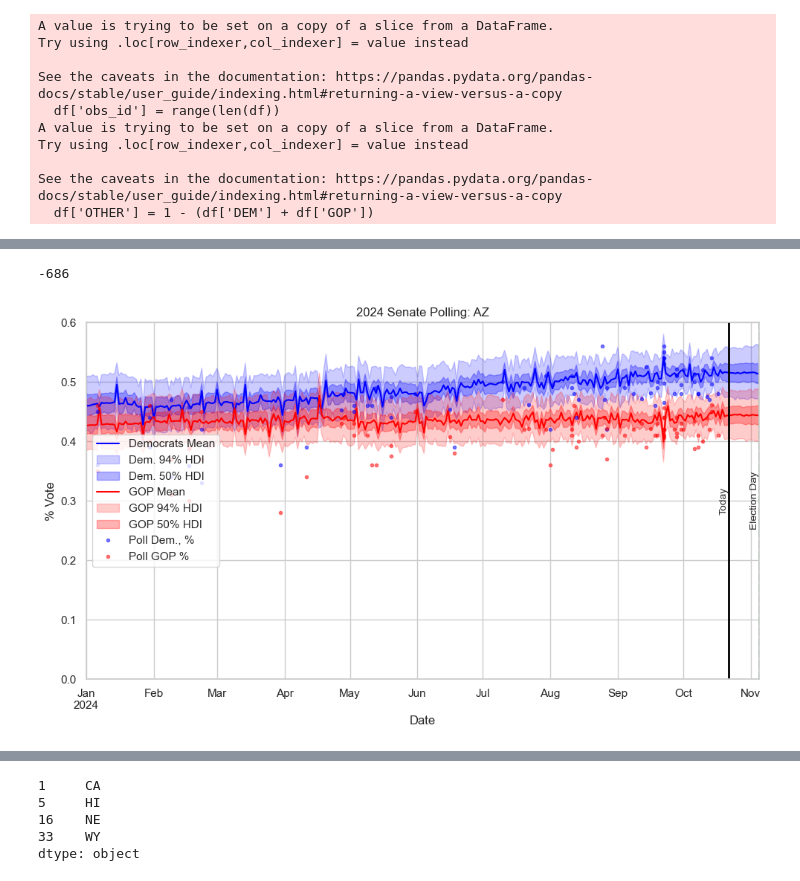
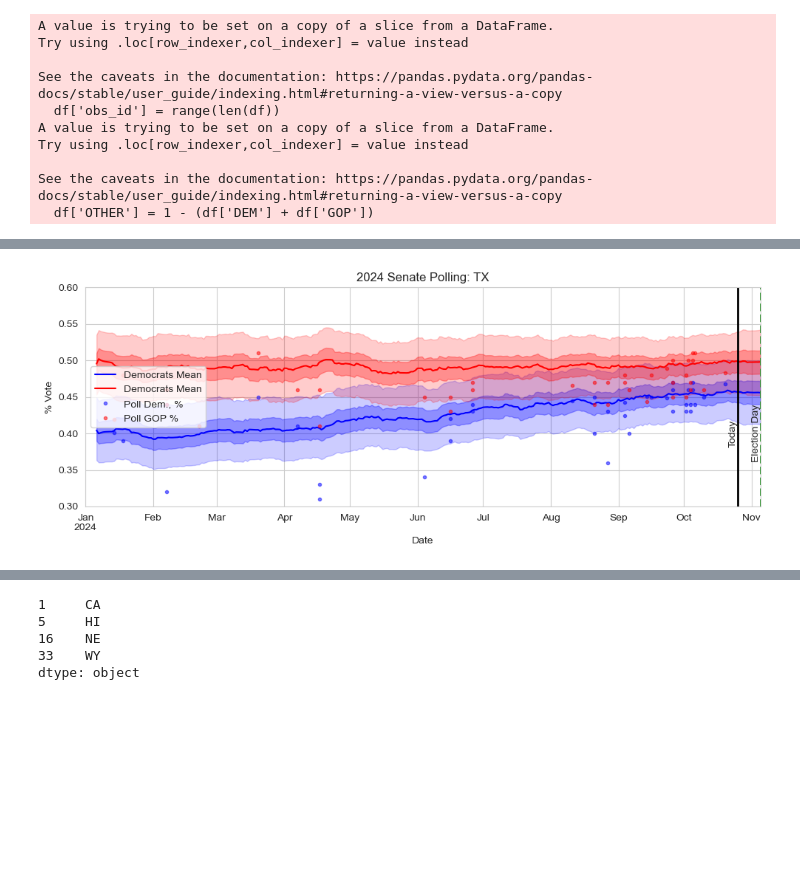
Before and after one commit to andrewpwalters/US-Presidential-Fundamentals, a Jupyter notebook: Notebooks/Polling Model - Senate 2024.ipynb, the cells around one changed output, grey strips where cells are left out. Saved outputs shown, nothing was run; the diff lists cells and outputs as text; code cells hidden in the pictures; blank space fills up the shorter version.

```diff
--- a/Notebooks/Polling Model - Senate 2024.ipynb
+++ b/Notebooks/Polling Model - Senate 2024.ipynb
@@ -900,11 +844,11 @@ for d in tqdm(day):
     day_results = {}
     for state in states:
         for party in ['dem', 'gop', 'oth']:
-            # Calculate the results and store them in the dictionary
+            polling_error = 0 if state == 'US' else 0.067 * idata.posterior[f"polling_error_state_{party}"].sel(state=f"{state}").values.ravel()
             day_results[f"{state}_{party}"] = inv_logit(
                 interim[f"fund_{party}"] +
                 idata.posterior[f"{party}_state_effect"].sel(state=f"{state}").values.ravel() +
-                idata.posterior[f"polling_error_state_{party}"].sel(state=f"{state}").values.ravel() +
+                polling_error +
                 idata.posterior[f"{party}_state_multi"].sel(state=f"{state}").values.ravel() *
                 (idata.posterior[f"{party}_day_effect"].sel(day=d).values.ravel()
                 #+ (.05 if party == 'gop' else 0) # 1% swing towards GOP
@@ -942,62 +881,50 @@ df_results[['PA_dem','PA_gop']].plot()
 # %%
 date_index = pd.DataFrame(index = range(min(df_day_mean.index),1), columns = ['date'])
 date_index['date'] = pd.date_range(start=df.date.min(), end='2024-11-05')
-df_day_mean = df_day_mean.merge(date_index, left_index=True, right_index=True)
-df_day_03 = df_day_03.merge(date_index, left_index=True, right_index=True)
-df_day_25 = df_day_25.merge(date_index, left_index=True, right_index=True)
-df_day_75 = df_day_75.merge(date_index, left_index=True, right_index=True)
-df_day_97 = df_day_97.merge(date_index, left_index=True, right_index=True)
+df_day_mean = df_day_mean.merge(date_index, left_index=True, right_index=True).reset_index().set_index('date')
+df_day_03 = df_day_03.merge(date_index, left_index=True, right_index=True).reset_index().set_index('date')
+df_day_25 = df_day_25.merge(date_index, left_index=True, right_index=True).reset_index().set_index('date')
+df_day_75 = df_day_75.merge(date_index, left_index=True, right_index=True).reset_index().set_index('date')
+df_day_97 = df_day_97.merge(date_index, left_index=True, right_index=True).reset_index().set_index('date')
-# %%
-min(df_day_mean.index)
-# %% [output]
--686
-# %%
-df_day_mean = df_day_mean.reset_index().set_index('date')
-df_day_03 = df_day_03.reset_index().set_index('date')
-df_day_25 = df_day_25.reset_index().set_index('date')
-df_day_75 = df_day_75.reset_index().set_index('date')
-df_day_97 = df_day_97.reset_index().set_index('date')
 # %%
-graph_state = 'AZ'
+graph_state = 'TX'
 
-fig, ax = plt.subplots(figsize=(10, 6))
+fig, ax = plt.subplots(figsize=(10, 4))
 
-# Plotting dem_votes and gop_votes on the same axes
+df_day_mean[f'{graph_state}_dem'].rolling(window='7D').mean().plot(color='blue', label='Democrats Mean')
+plt.fill_between(df_day_97.index, df_day_03[f'{graph_state}_dem'].rolling(window='7D').mean().ffill(), df_day_97[f'{graph_state}_dem'].rolling(window='7D').mean().ffill(), color='blue', alpha=0.2)
+plt.fill_between(df_day_75.index, df_day_25[f'{graph_state}_dem'].rolling(window='7D').mean().ffill(), df_day_75[f'{graph_state}_dem'].rolling(window='7D').mean().ffill(), color='blue', alpha=0.3)
 
-df_day_mean[f"{graph_state}_dem"].plot(color='blue', label='Democrats Mean')
-plt.fill_between(df_day_97.index, df_day_03[f"{graph_state}_dem"].ffill(), df_day_97[f"{graph_state}_dem"].ffill(), color='blue', alpha=0.2, label='Dem. 94% HDI')
-plt.fill_between(df_day_75.index, df_day_25[f"{graph_state}_dem"].ffill(), df_day_75[f"{graph_state}_dem"].ffill(), color='blue', alpha=0.3, label='Dem. 50% HDI')
-
-df_day_mean[f"{graph_state}_gop"].plot(color='red', label='GOP Mean')
-plt.fill_between(df_day_97.index, df_day_03[f"{graph_state}_gop"].ffill(), df_day_97[f"{graph_state}_gop"].ffill(), color='red', alpha=0.2, label='GOP 94% HDI')
-plt.fill_between(df_day_75.index, df_day_25[f"{graph_state}_gop"].ffill(), df_day_75[f"{graph_state}_gop"].ffill(), color='red', alpha=0.3, label='GOP 50% HDI')
+df_day_mean[f'{graph_state}_gop'].rolling(window='7D').mean().plot(color='red', label='Democrats Mean')
+plt.fill_between(df_day_97.index, df_day_03[f'{graph_state}_gop'].rolling(window='7D').mean().ffill(), df_day_97[f'{graph_state}_gop'].rolling(window='7D').mean().ffill(), color='red', alpha=0.2)
+plt.fill_between(df_day_75.index, df_day_25[f'{graph_state}_gop'].rolling(window='7D').mean().ffill(), df_day_75[f'{graph_state}_gop'].rolling(window='7D').mean().ffill(), color='red', alpha=0.3)
 
 dem_votes = df.set_index('date').query(f"state == '{graph_state}'")["DEM"]
 gop_votes = df.set_index('date').query(f"state == '{graph_state}'")["GOP"]
 
 ax.plot(dem_votes.index, dem_votes, "o", alpha=.5, markersize=3, color='blue', label="Poll Dem., %")
 ax.plot(gop_votes.index, gop_votes, "o", alpha=.5, markersize=3, color='red', label="Poll GOP %")
 
 # Set limits and labels
-ax.set_ylim(0,.6)
+ax.set_ylim(0.3,.6)
 ax.set_xlim(dt.datetime(2024, 1, 1), dt.datetime(2024, 11, 5))
 ax.set_ylabel('% Vote')
 ax.set_xlabel('Date')
 ax.legend(loc='center left', bbox_to_anchor=(0, 0.5))
 ax.set_title(f'2024 Senate Polling: {graph_state}')
 
 events = [
             (dt.datetime(2024, 11, 5), 'Election Day'),
          ]
 
 for date, event in events:
     ax.axvline(x=date, color='green', linestyle='--', linewidth=2)
-    plt.text(date, 0.3, event, rotation=90, verticalalignment='center', horizontalalignment='right', fontsize=10)
+    plt.text(date, 0.4, event, rotation=90, verticalalignment='center', horizontalalignment='right', fontsize=10)
 
 ax.axvline(x=datetime.datetime.today(), color='black', linestyle='-', linewidth=2)
-plt.text(datetime.datetime.today(), 0.3, "Today", rotation=90, verticalalignment='center', horizontalalignment='right', fontsize=10)
+plt.text(datetime.datetime.today(), 0.4, "Today", rotation=90, verticalalignment='center', horizontalalignment='right', fontsize=10)
 
 plt.tight_layout()
 plt.savefig(f"senate_{graph_state}.png")
 # %% [output]
-[figure, old version]
+[figure, new version]
```
Also changed, not shown: parts of 48 cells of this notebook, 10 other files.
